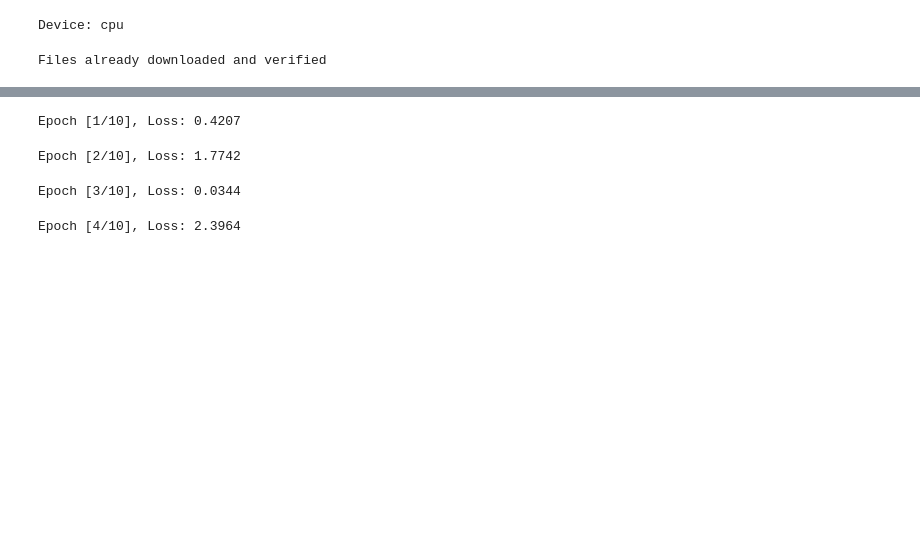
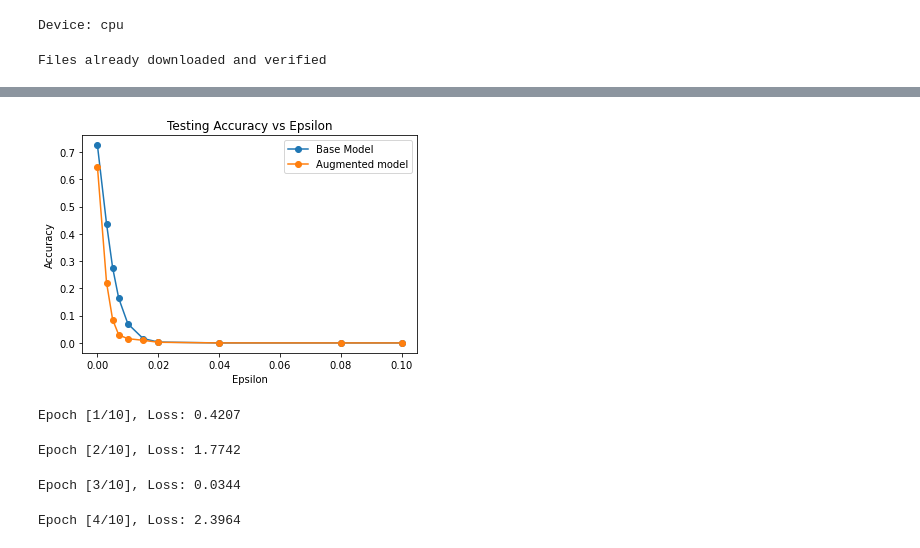
Before and after one commit to bliutech/adversarial-networks, a Jupyter notebook: main.ipynb, the cells around one changed output, grey strips where cells are left out. Saved outputs shown, nothing was run; the diff lists cells and outputs as text; code cells hidden in the pictures; blank space fills up the shorter version.

```diff
--- a/main.ipynb
+++ b/main.ipynb
@@ -212,3 +301,14 @@ Epoch [10/10], Loss: 1.1034
+# %%
+#this was trained with pre_post_fgsm testing, and the augmented model was trained with eps = 0.005
+plt.plot(epsilons, accuracies2, "o-", label="Base Model")
+plt.plot(epsilons, accuracies_fgsm2, "o-",label="Augmented model")
+plt.title("Testing Accuracy vs Epsilon")
+plt.xlabel("Epsilon")
+plt.ylabel("Accuracy")
+plt.legend()
+plt.show()
+# %% [output]
+[figure, added]
 # %%
 #training a model with batchsize=1 on original images to fix dimension errors in the transform of fgsm
 train_loader_bs1 = torch.utils.data.DataLoader(dataset=train_dataset1, batch_size=1, shuffle=True)
```
Also changed, not shown: parts of 12 cells of this notebook, 4 other files.
